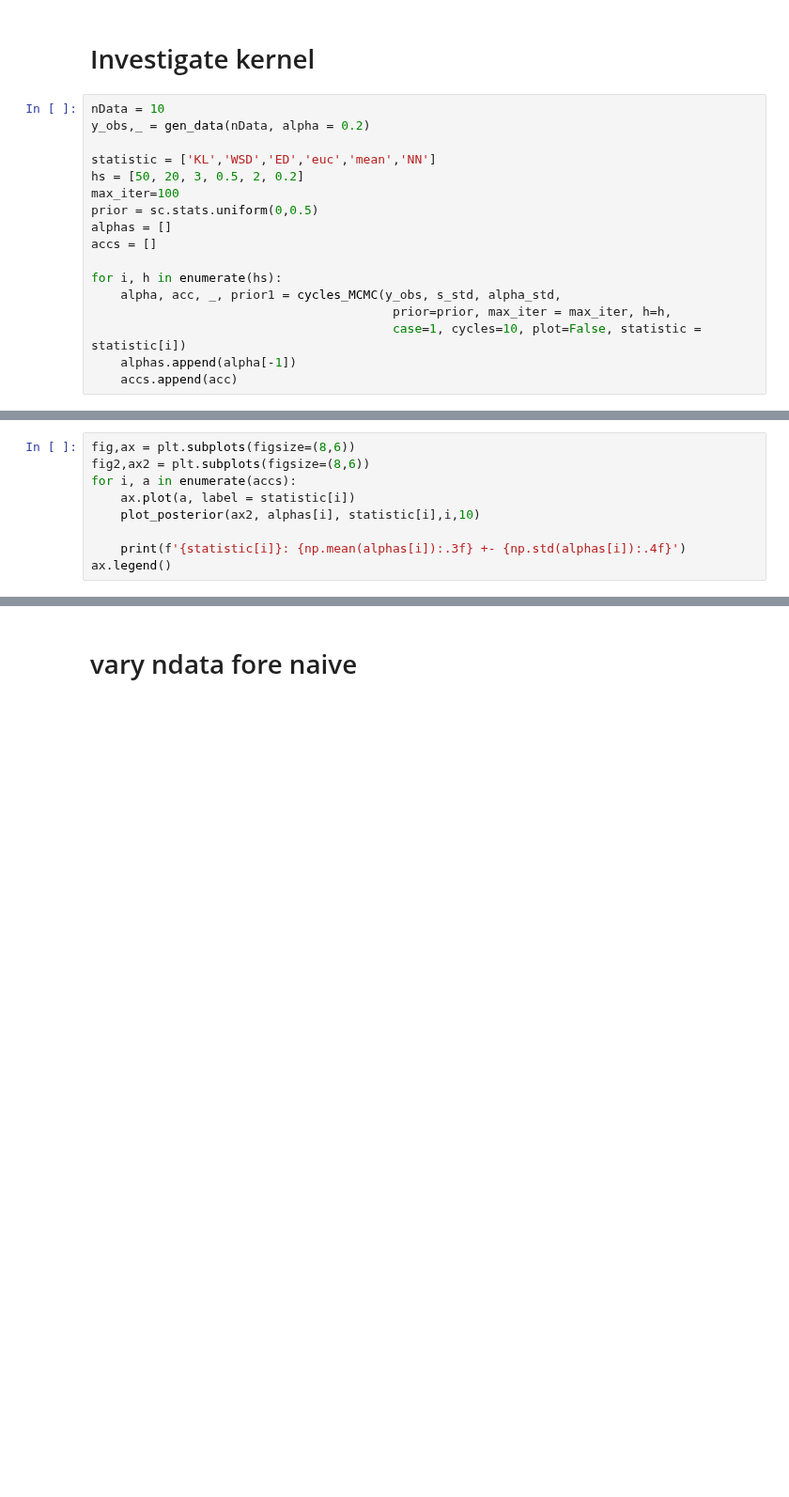
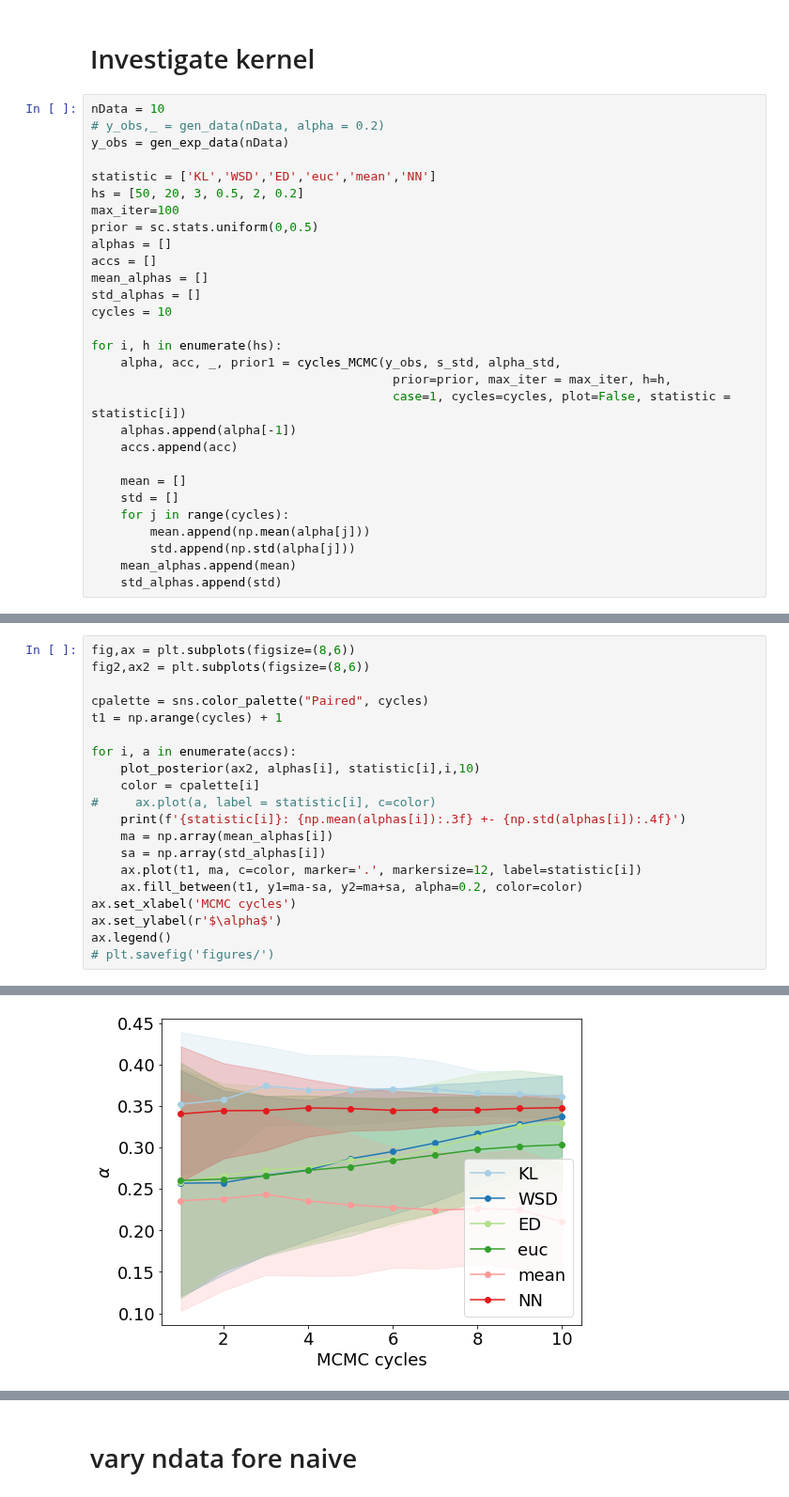
Before and after one commit to elindgren/asam_projects, a Jupyter notebook: Project3/project3_galton_board.ipynb, the cells around one changed output, grey strips where cells are left out. Shown at 94% size. Cells and saved outputs as stored; diff of their text form; blank space fills up the shorter version.

```diff
--- a/Project3/project3_galton_board.ipynb
+++ b/Project3/project3_galton_board.ipynb
@@ -505,7 +556,8 @@ NameError: name 'cycles_MCMC' is not defined
 # Investigate kernel
 # %%
 nData = 10
-y_obs,_ = gen_data(nData, alpha = 0.2)
+# y_obs,_ = gen_data(nData, alpha = 0.2)
+y_obs = gen_exp_data(nData)
 
 statistic = ['KL','WSD','ED','euc','mean','NN']
 hs = [50, 20, 3, 0.5, 2, 0.2]
@@ -513,10 +565,21 @@ max_iter=100
 prior = sc.stats.uniform(0,0.5)
 alphas = []
 accs = []
+mean_alphas = []
+std_alphas = []
+cycles = 10
 
 for i, h in enumerate(hs):
     alpha, acc, _, prior1 = cycles_MCMC(y_obs, s_std, alpha_std,
                                          prior=prior, max_iter = max_iter, h=h,
-                                         case=1, cycles=10, plot=False, statistic = statistic[i])
+                                         case=1, cycles=cycles, plot=False, statistic = statistic[i])
     alphas.append(alpha[-1])
     accs.append(acc)
+
+    mean = []
+    std = []
+    for j in range(cycles):
+        mean.append(np.mean(alpha[j]))
+        std.append(np.std(alpha[j]))
+    mean_alphas.append(mean)
+    std_alphas.append(std)
@@ -523,9 +594,21 @@ for i, h in enumerate(hs):
 # %%
 fig,ax = plt.subplots(figsize=(8,6))
 fig2,ax2 = plt.subplots(figsize=(8,6))
+
+cpalette = sns.color_palette("Paired", cycles)
+t1 = np.arange(cycles) + 1
+
 for i, a in enumerate(accs):
-    ax.plot(a, label = statistic[i])
     plot_posterior(ax2, alphas[i], statistic[i],i,10)
-
+    color = cpalette[i]
+#     ax.plot(a, label = statistic[i], c=color)
     print(f'{statistic[i]}: {np.mean(alphas[i]):.3f} +- {np.std(alphas[i]):.4f}')
+    ma = np.array(mean_alphas[i])
+    sa = np.array(std_alphas[i])
+    ax.plot(t1, ma, c=color, marker='.', markersize=12, label=statistic[i])
+    ax.fill_between(t1, y1=ma-sa, y2=ma+sa, alpha=0.2, color=color)
+ax.set_xlabel('MCMC cycles')
+ax.set_ylabel(r'$\alpha$')
 ax.legend()
+# plt.savefig('figures/')
+# %% [output]
@@ -531,0 +622 @@ ax.legend()
+[figure, added]
```
Also changed, not shown: parts of 15 cells of this notebook, 2 other files.
